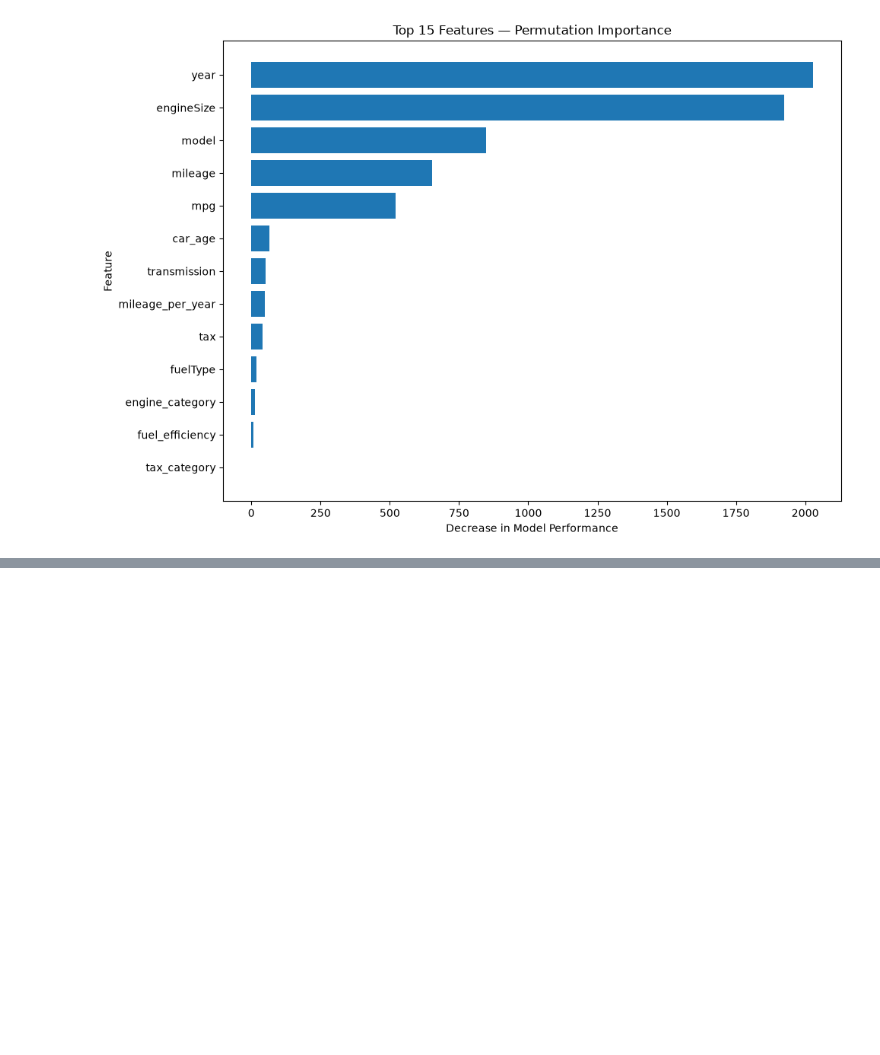
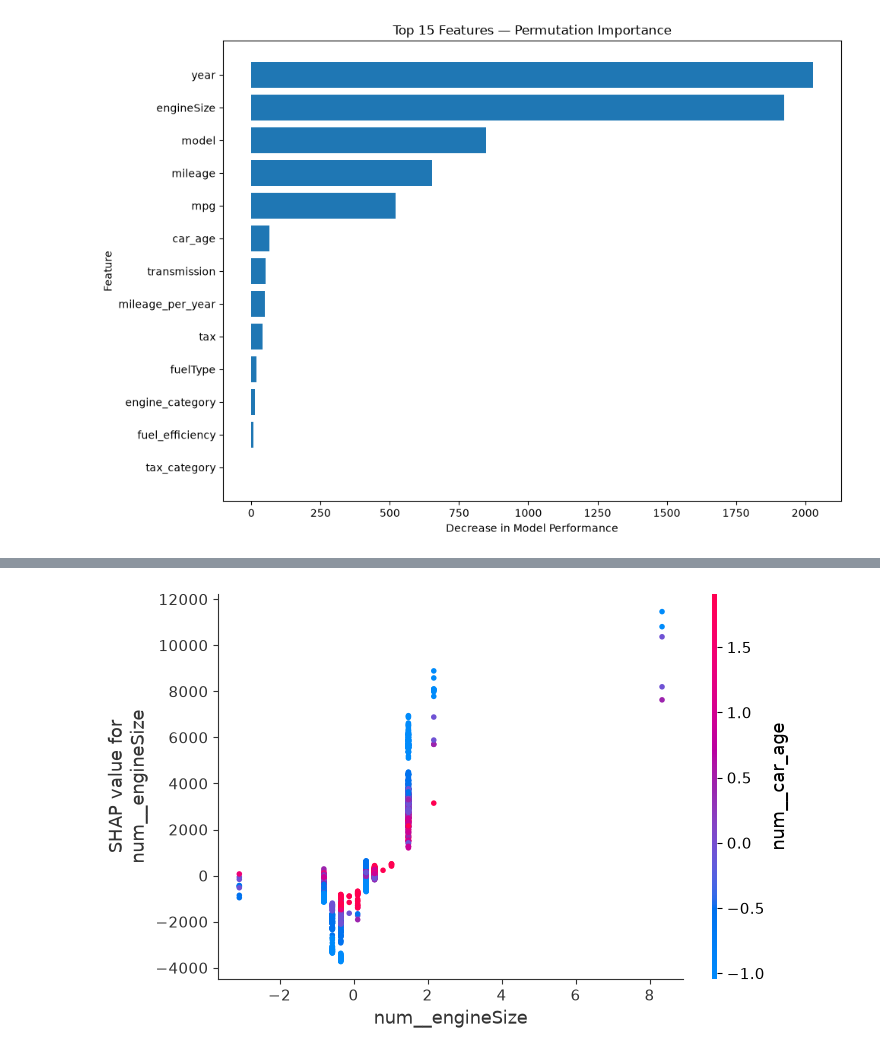
Before and after one commit to krishiv-3/AutoPrice-AI-Pro, a Jupyter notebook: notebooks/16_Model_Explainability.ipynb, the cells around one changed output, grey strips where cells are left out. Cells and saved outputs as stored; diff of their text form; code cells hidden in the pictures; blank space fills up the shorter version.

```diff
--- a/notebooks/16_Model_Explainability.ipynb
+++ b/notebooks/16_Model_Explainability.ipynb
@@ -283,0 +351,9 @@ plt.show()
+# %%
+shap.dependence_plot(
+    "num__engineSize",
+    shap_values,
+    X_test_transformed,
+    feature_names=feature_names
+)
+# %% [output]
+[figure, added]
```
Also changed, not shown: parts of 63 cells of this notebook.
